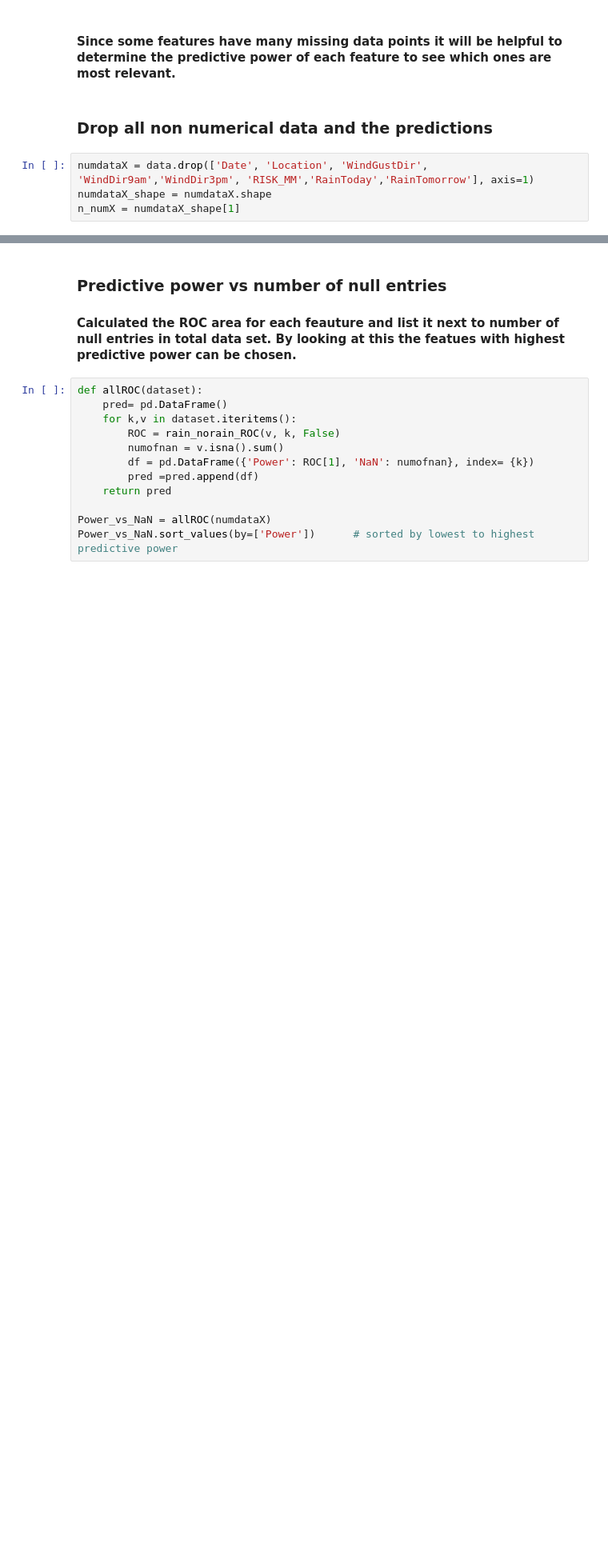
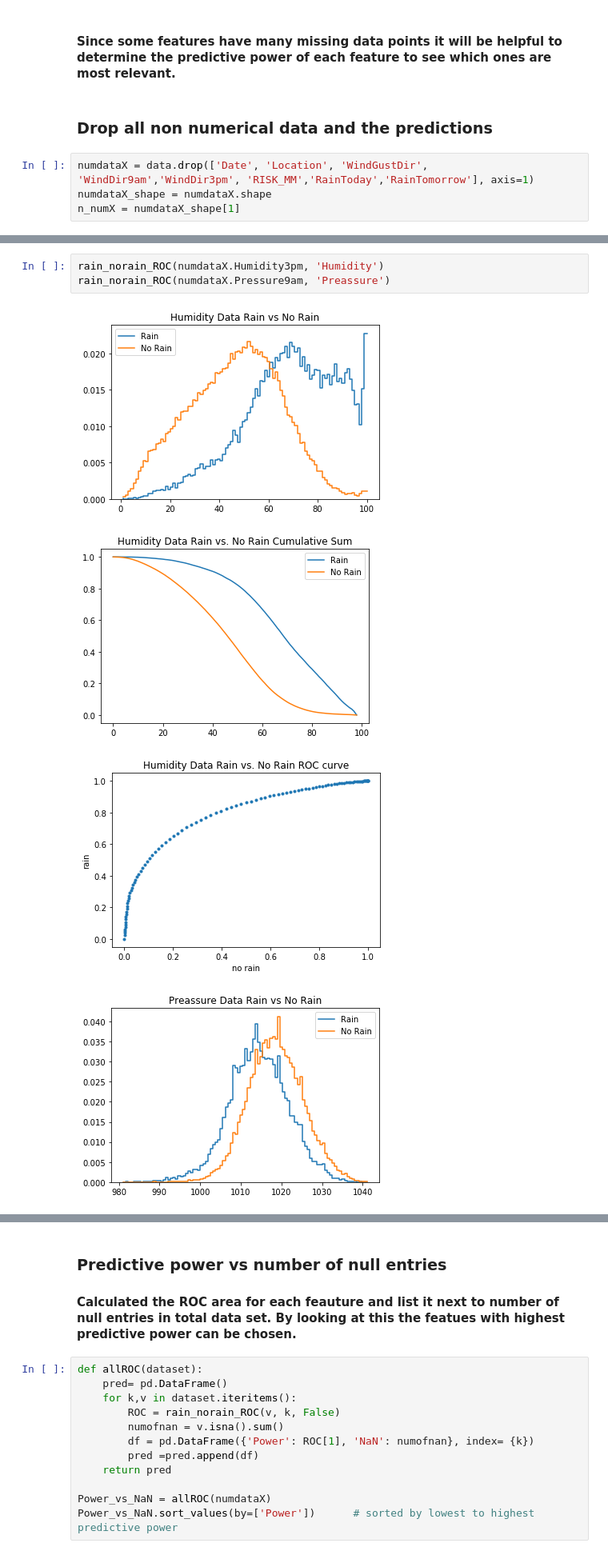
Before and after one commit to nbolis/Will_it_Rain, a Jupyter notebook: ToRainOrNotToRain.ipynb, the cells around one changed output, grey strips where cells are left out. Shown at 80% size. Cells and saved outputs as stored; diff of their text form; blank space fills up the shorter version.

```diff
--- a/ToRainOrNotToRain.ipynb
+++ b/ToRainOrNotToRain.ipynb
@@ -157,0 +136,8 @@ rain_norain_ROC(numdataX.MinTemp, 'MinTemp')
+# %%
+rain_norain_ROC(numdataX.Humidity3pm, 'Humidity')
+rain_norain_ROC(numdataX.Pressure9am, 'Preassure')
+# %% [output]
+[figure, added]
+[figure, added]
+[figure, added]
+[figure, added]
```
Also changed, not shown: parts of 54 cells of this notebook.
